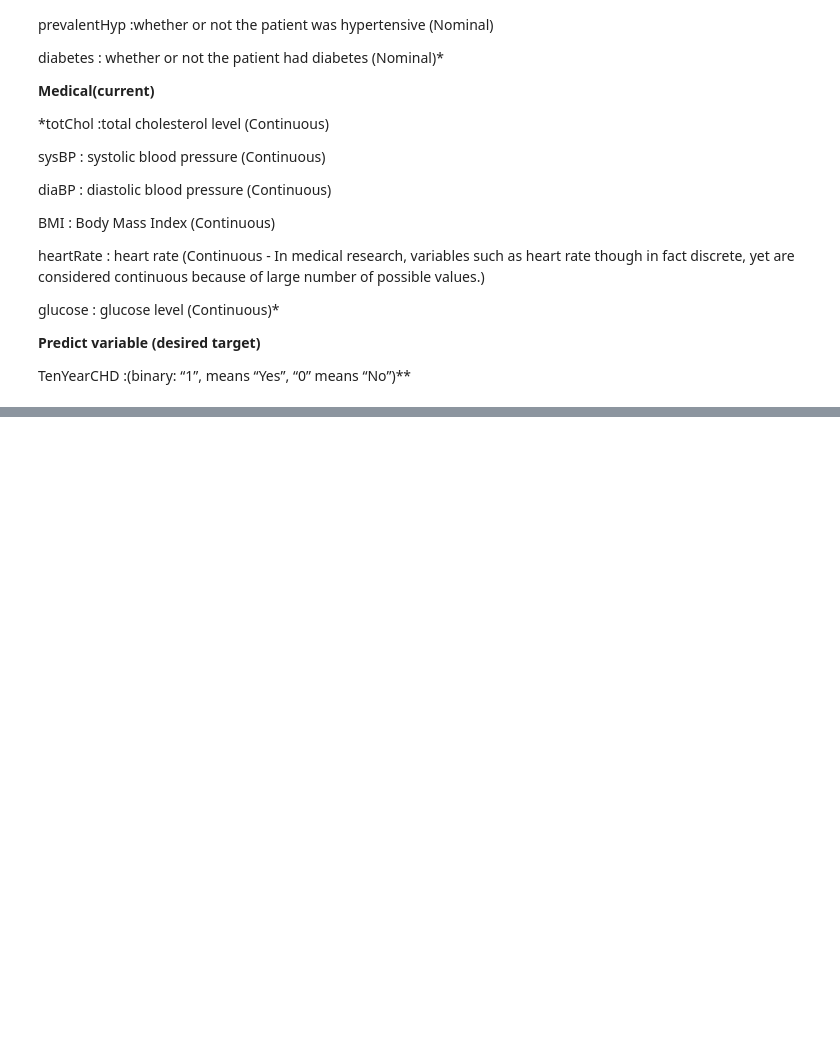
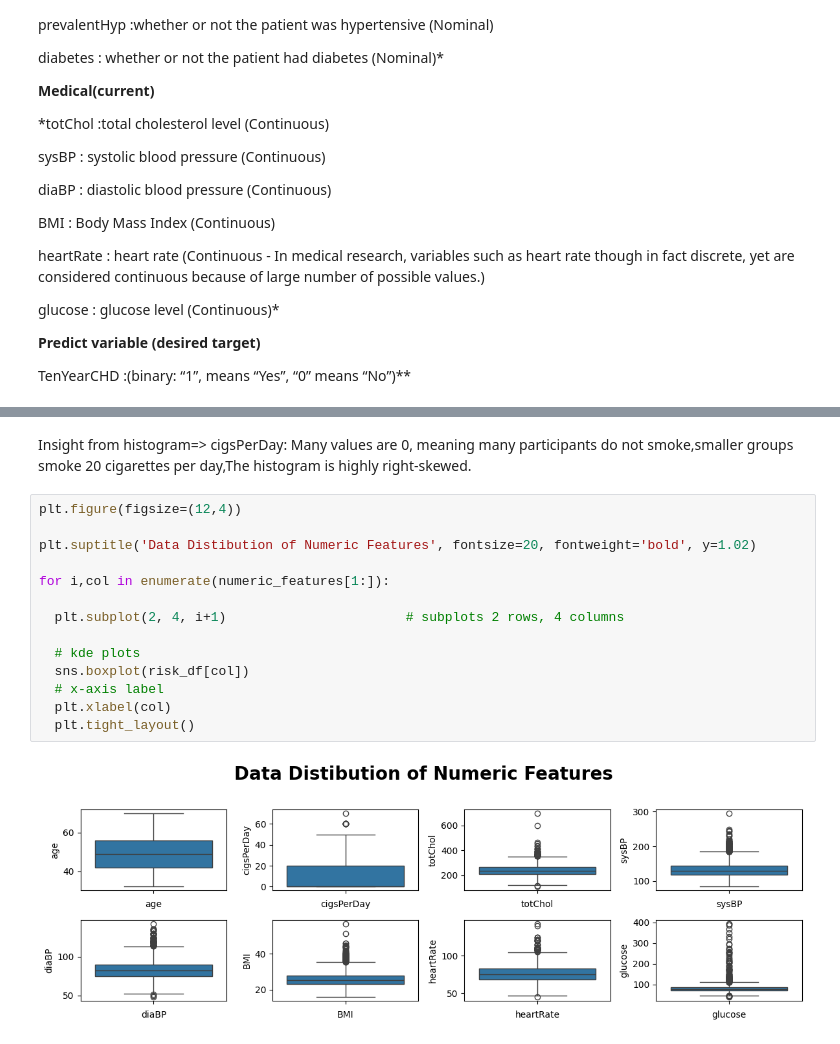
Before and after one commit to Bhoomi413/Predict-CHD-for-Over-10years-Ml, a Jupyter notebook: MlCodeNotebook.ipynb, the cells around one changed output, grey strips where cells are left out. Saved outputs shown, nothing was run; the diff lists cells and outputs as text; blank space fills up the shorter version.

```diff
--- a/MlCodeNotebook.ipynb
+++ b/MlCodeNotebook.ipynb
@@ -280,0 +347,18 @@ TenYearCHD :(binary: “1”, means “Yes”, “0” means “No”)**
+# %% [markdown]
+Insight from histogram=> cigsPerDay: Many values are 0, meaning many participants do not smoke,smaller groups smoke 20 cigarettes per day,The histogram is highly right-skewed.
+# %%
+plt.figure(figsize=(12,4))
+
+plt.suptitle('Data Distibution of Numeric Features', fontsize=20, fontweight='bold', y=1.02)
+
+for i,col in enumerate(numeric_features[1:]):
+
+  plt.subplot(2, 4, i+1)                       # subplots 2 rows, 4 columns
+
+  # kde plots
+  sns.boxplot(risk_df[col])
+  # x-axis label
+  plt.xlabel(col)
+  plt.tight_layout()
+# %% [output]
+[figure, added]
```
Also changed, not shown: parts of 11 cells of this notebook.
